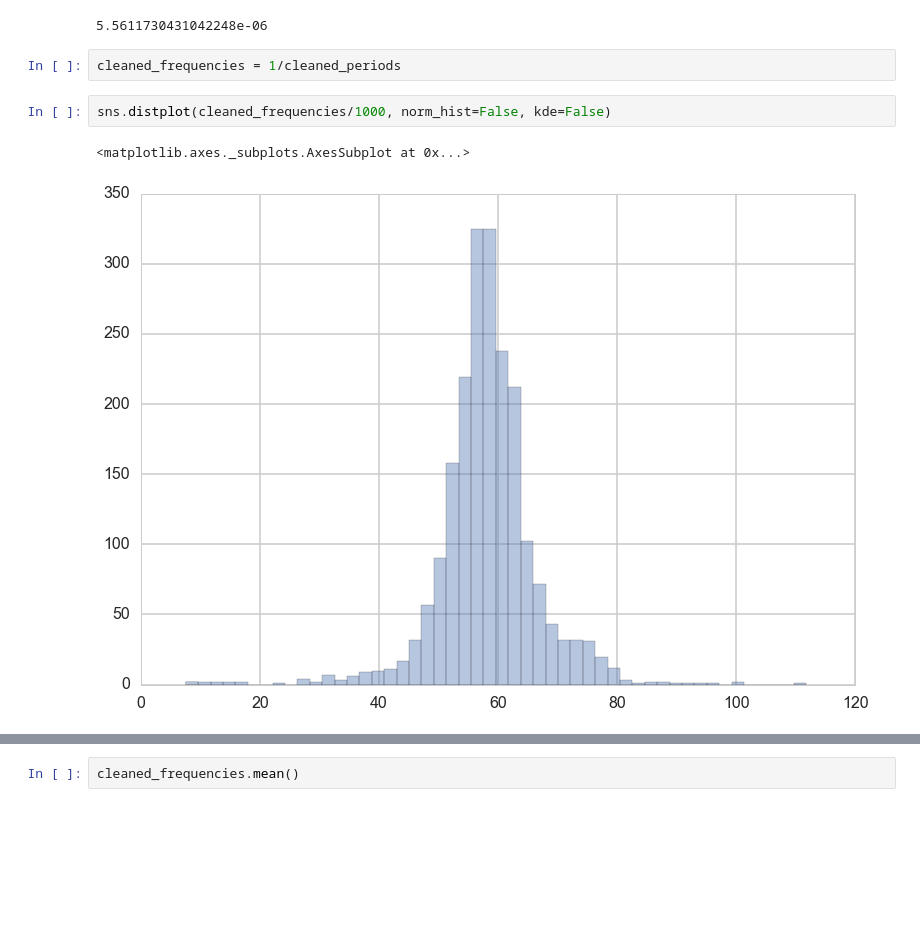
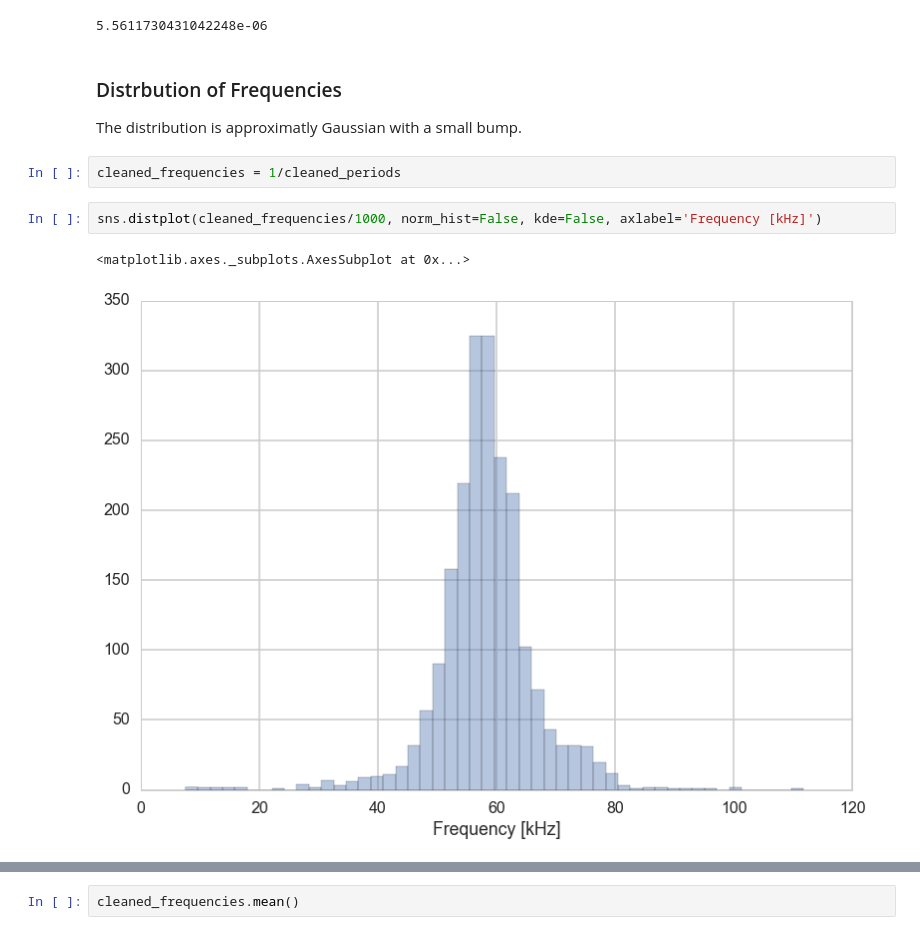
Before and after one commit to jensv/relative_canonical_helicity, a Jupyter notebook: develop_shot_quality_measures.ipynb, the cells around one changed output, grey strips where cells are left out. Cells and saved outputs as stored; diff of their text form; blank space fills up the shorter version.

```diff
--- a/test_shot_quality_measures.ipynb
+++ b/develop_shot_quality_measures.ipynb
@@ -239,11 +191,15 @@ cleaned_periods.mean()
 cleaned_periods.std()
 # %% [output]
 5.5611730431042248e-06
+# %% [markdown]
+### Distrbution of Frequencies
+
+The distribution is approximatly Gaussian with a small bump.
 # %%
 cleaned_frequencies = 1/cleaned_periods
 # %%
-sns.distplot(cleaned_frequencies/1000, norm_hist=False, kde=False)
+sns.distplot(cleaned_frequencies/1000, norm_hist=False, kde=False, axlabel='Frequency [kHz]')
 # %% [output]
 <matplotlib.axes._subplots.AxesSubplot at 0x...>
-[figure, old version]
+[figure, new version]
 # %%
```
Also changed, not shown: parts of 54 cells of this notebook.
